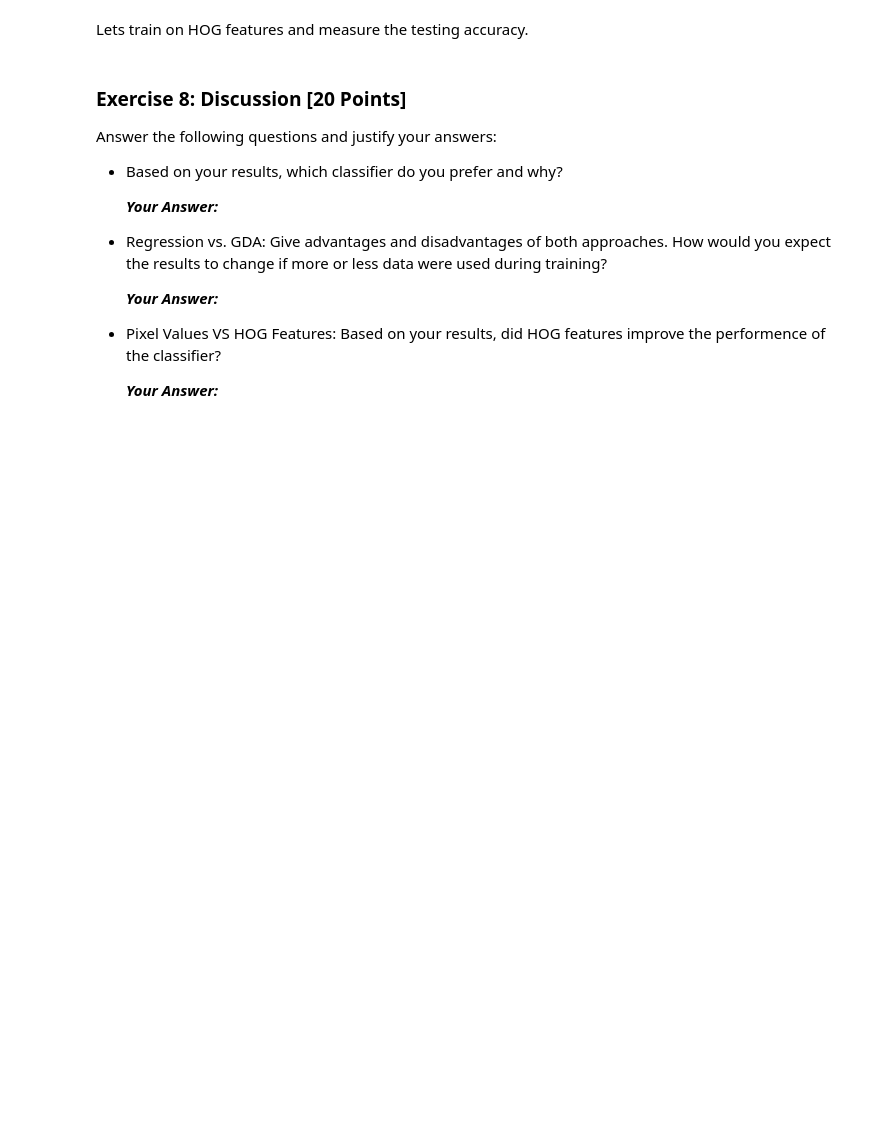
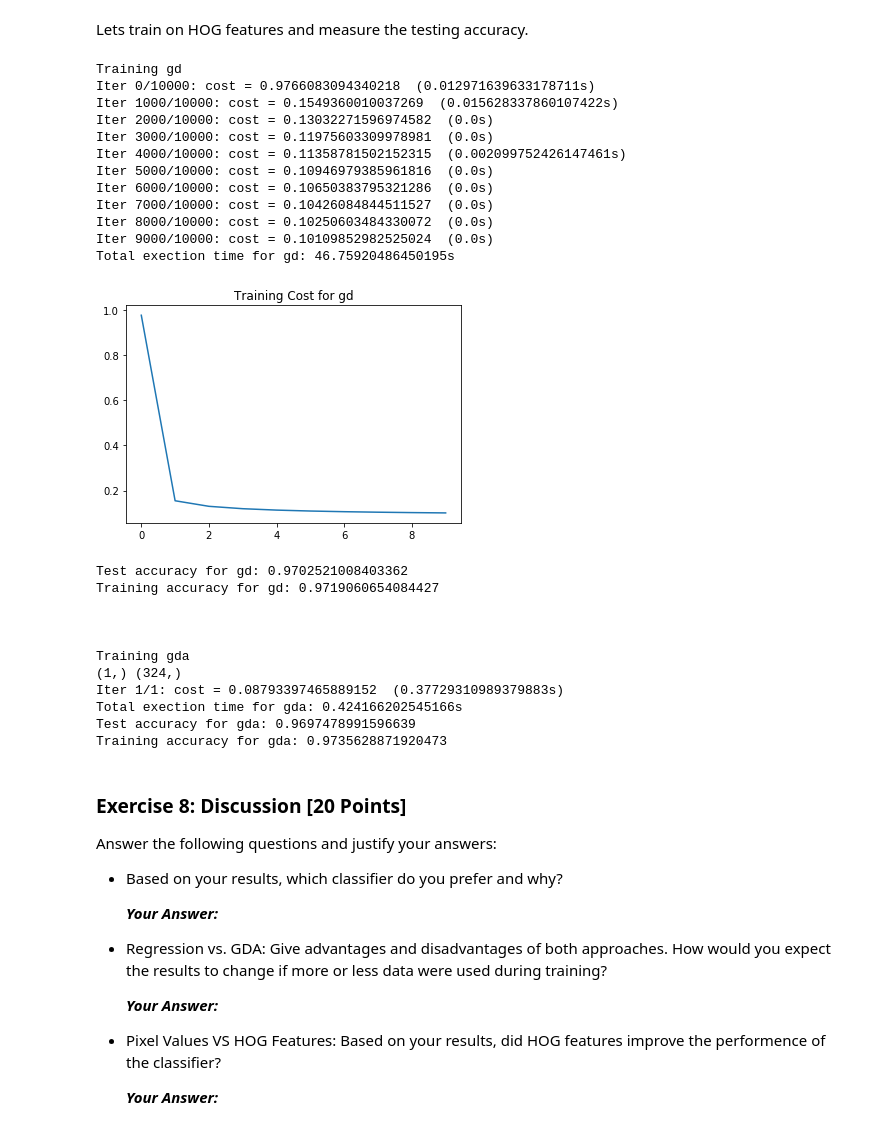
Before and after one commit to nalet/bme.Machine-Learning, a Jupyter notebook: assignments/assignment 1/Assignment1.ipynb, the cells around one changed output. Drawn from its saved outputs; the diff is of its cells as text; code cells hidden in the pictures; blank space fills up the shorter version.

```diff
--- a/assignments/assignment 1/Assignment1.ipynb
+++ b/assignments/assignment 1/Assignment1.ipynb
@@ -206,32 +204,57 @@ KeyboardInterrupt:
 Lets train on HOG features and measure the testing accuracy.
 # %%
 # We'll meausure the execution time
-methods = ['gda']#methods = ['gd','gda']
+methods = ['gd','gda']
 
 for method in methods:
     print('Training ' + method)
     # We'll meausure the execution time
     start = time.time()
 
     if method is 'gd':
         theta, losses = tanh_GD(X_train_hog, y_train)
     elif method is 'gda':
         theta, losses = gda(X_train_hog, y_train)
     else:
         raise ValueError('Method not recognised!')
 
     exec_time = time.time()-start
     print('Total exection time for ' + method + ': {}s'.format(exec_time))
 
     if losses:
         plt.plot(losses)
         plt.title('Training Cost for ' + method)
         plt.show()
 
     pred_test, accuracy_test = predict_function(theta, X_test_hog, y_test)
     pred_train, accuracy_train = predict_function(theta, X_train_hog, y_train)
     print(str('Test accuracy for ' + method + ': '+'{}').format(accuracy_test))
     print(str('Training accuracy for ' + method + ': '+'{}\n\n\n').format(accuracy_train))
+# %% [output]
+Training gd
+Iter 0/10000: cost = 0.9766083094340218  (0.012971639633178711s)
+Iter 1000/10000: cost = 0.1549360010037269  (0.015628337860107422s)
+Iter 2000/10000: cost = 0.13032271596974582  (0.0s)
+Iter 3000/10000: cost = 0.11975603309978981  (0.0s)
+Iter 4000/10000: cost = 0.11358781502152315  (0.002099752426147461s)
+Iter 5000/10000: cost = 0.10946979385961816  (0.0s)
+Iter 6000/10000: cost = 0.10650383795321286  (0.0s)
+Iter 7000/10000: cost = 0.10426084844511527  (0.0s)
+Iter 8000/10000: cost = 0.10250603484330072  (0.0s)
+Iter 9000/10000: cost = 0.10109852982525024  (0.0s)
+Total exection time for gd: 46.75920486450195s
+[figure, added]
+Test accuracy for gd: 0.9702521008403362
+Training accuracy for gd: 0.9719060654084427
+
+
+
+Training gda
+(1,) (324,)
+Iter 1/1: cost = 0.08793397465889152  (0.37729310989379883s)
+Total exection time for gda: 0.424166202545166s
+Test accuracy for gda: 0.9697478991596639
+Training accuracy for gda: 0.9735628871920473
 # %% [markdown]
 ### Exercise 8: Discussion [20 Points]
 
```
Also changed, not shown: parts of 5 cells of this notebook, 1 other file.
